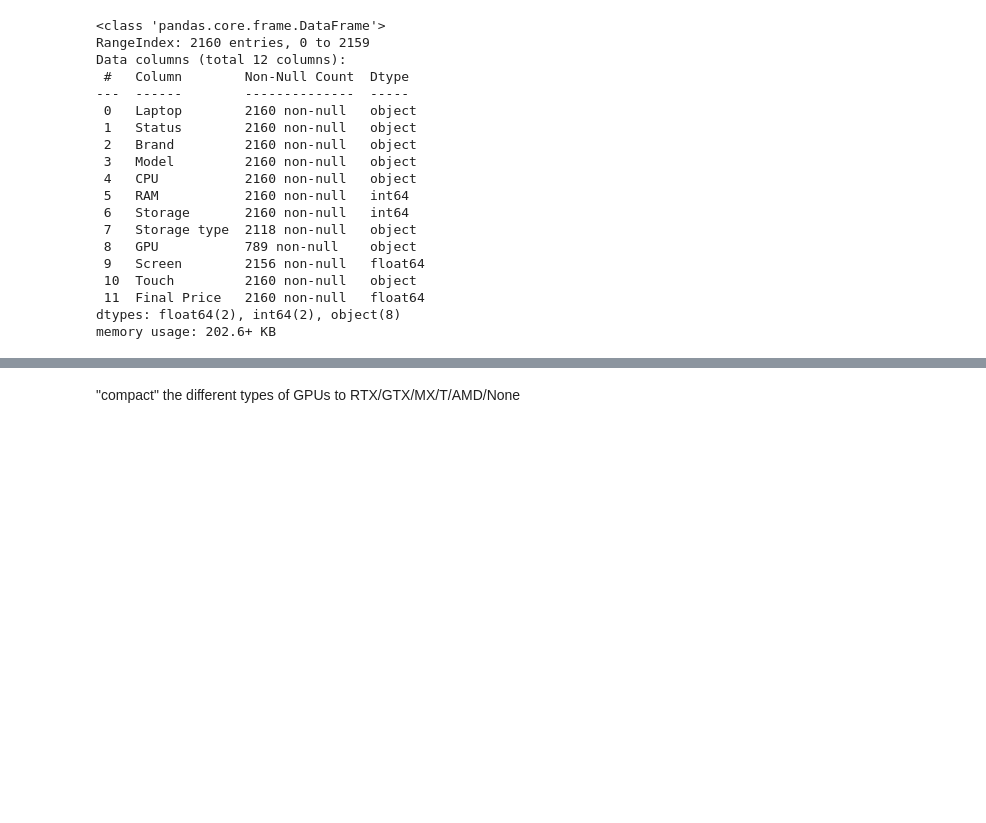
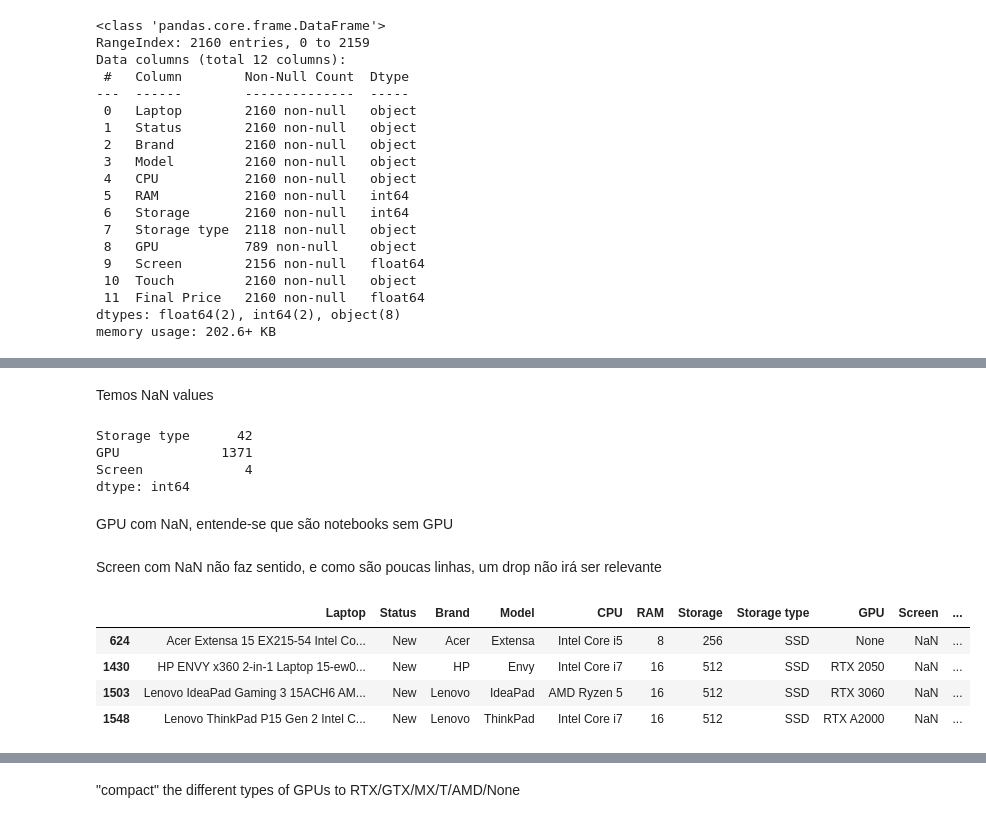
Before and after one commit to vaaaltin/MLProd, a Jupyter notebook: 2o Semestre/IML1/Atividade 1/main.ipynb, the cells around one changed output, grey strips where cells are left out. Cells and saved outputs as stored; diff of their text form; code cells hidden in the pictures; blank space fills up the shorter version.

```diff
--- a/2o Semestre/IML1/Atividade 1/main.ipynb
+++ b/2o Semestre/IML1/Atividade 1/main.ipynb
@@ -60,0 +44,12 @@ Name: count, dtype: int64
+# %% [markdown]
+Temos NaN values
+# %%
+temp = df.isna().sum()
+temp[temp>0]
+# %% [output]
+Storage type      42
+GPU             1371
+Screen             4
+dtype: int64
+# %% [markdown]
+GPU com NaN, entende-se que são notebooks sem GPU
@@ -60,0 +58,10 @@ Name: count, dtype: int64
+# %% [markdown]
+Screen com NaN não faz sentido, e como são poucas linhas, um drop não irá ser relevante
+# %%
+df[df['Screen'].isna()]
+# %% [output]
+|  | Laptop | Status | Brand | Model | CPU | RAM | Storage | Storage type | GPU | Screen | ... |
+| 624 | Acer Extensa 15 EX215-54 Intel Co... | New | Acer | Extensa | Intel Core i5 | 8 | 256 | SSD | None | NaN | ... |
+| 1430 | HP ENVY x360 2-in-1 Laptop 15-ew0... | New | HP | Envy | Intel Core i7 | 16 | 512 | SSD | RTX 2050 | NaN | ... |
+| 1503 | Lenovo IdeaPad Gaming 3 15ACH6 AM... | New | Lenovo | IdeaPad | AMD Ryzen 5 | 16 | 512 | SSD | RTX 3060 | NaN | ... |
+| 1548 | Lenovo ThinkPad P15 Gen 2 Intel C... | New | Lenovo | ThinkPad | Intel Core i7 | 16 | 512 | SSD | RTX A2000 | NaN | ... |
```
Also changed, not shown: parts of 36 cells of this notebook.
